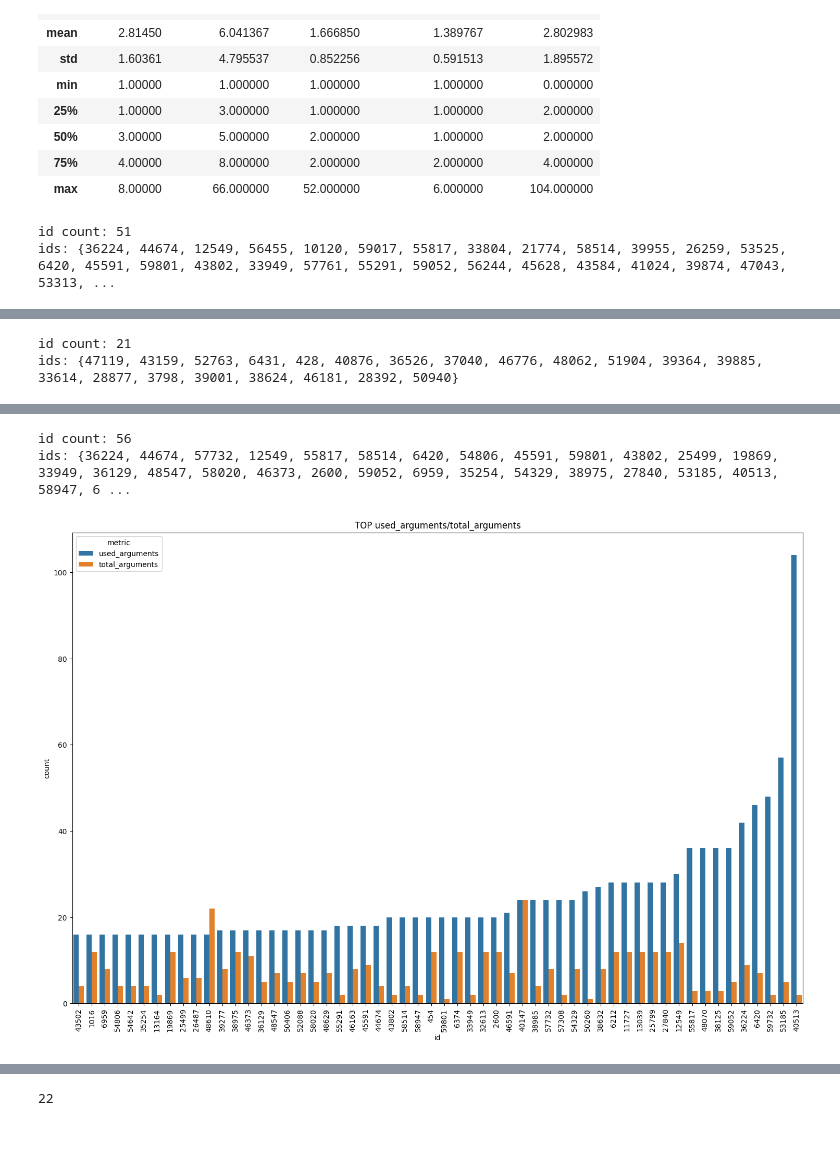
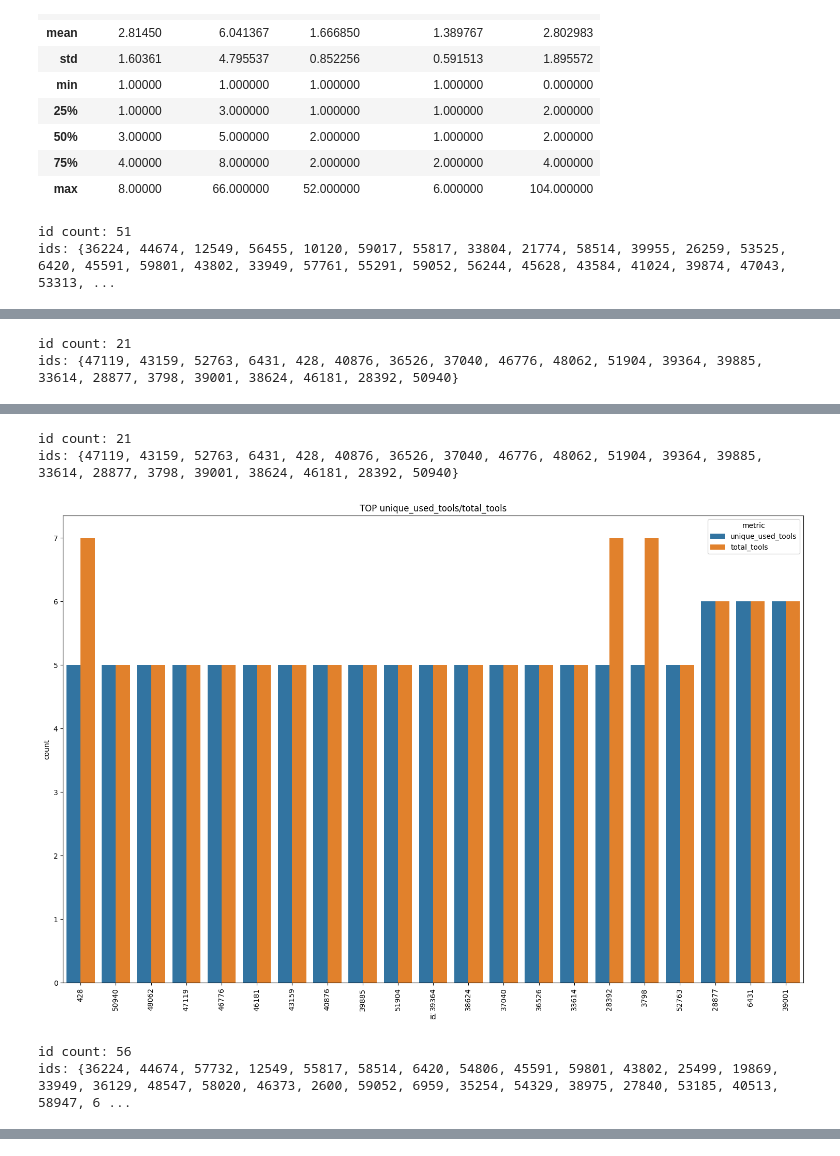
Before and after one commit to jrzkaminski/smol-llm-research, a Jupyter notebook: xlam-function-calling-60k/benchmark_analysis.ipynb, the cells around one changed output, grey strips where cells are left out. Drawn from its saved outputs; the diff is of its cells as text; code cells hidden in the pictures.

```diff
--- a/xlam-function-calling-60k/benchmark_analysis.ipynb
+++ b/xlam-function-calling-60k/benchmark_analysis.ipynb
@@ -184,14 +184,17 @@ def plot_top_usage(used, total):
 # %%
 tools_ids = plot_top_usage("used_tools", "total_tools")
 unique_used_tools_ids = plot_top_usage("unique_used_tools", "used_tools")
+unique_used_tools_ids = plot_top_usage("unique_used_tools", "total_tools")
 args_ids = plot_top_usage("used_arguments", "total_arguments")
 # %% [output]
 id count: 51
 ids: {36224, 44674, 12549, 56455, 10120, 59017, 55817, 33804, 21774, 58514, 39955, 26259, 53525, 6420, 45591, 59801, 43802, 33949, 57761, 55291, 59052, 56244, 45628, 43584, 41024, 39874, 47043, 53313, ...
 [figure]
 id count: 21
 ids: {47119, 43159, 52763, 6431, 428, 40876, 36526, 37040, 46776, 48062, 51904, 39364, 39885, 33614, 28877, 3798, 39001, 38624, 46181, 28392, 50940}
 [figure]
-id count: 56
-ids: {36224, 44674, 57732, 12549, 55817, 58514, 6420, 54806, 45591, 59801, 43802, 25499, 19869, 33949, 36129, 48547, 58020, 46373, 2600, 59052, 6959, 35254, 54329, 38975, 27840, 53185, 40513, 58947, 6 ...
+id count: 21
+ids: {47119, 43159, 52763, 6431, 428, 40876, 36526, 37040, 46776, 48062, 51904, 39364, 39885, 33614, 28877, 3798, 39001, 38624, 46181, 28392, 50940}
-[figure, old version]
+[figure, new version]
+id count: 56
+ids: {36224, 44674, 57732, 12549, 55817, 58514, 6420, 54806, 45591, 59801, 43802, 25499, 19869, 33949, 36129, 48547, 58020, 46373, 2600, 59052, 6959, 35254, 54329, 38975, 27840, 53185, 40513, 58947, 6 ...
@@ -198,5 +202 @@ ids: {36224, 44674, 57732, 12549, 55817, 58514, 6420, 54806, 45591, 59801, 43802
-# %%
-len(tools_ids.intersection(args_ids))
-# %% [output]
-22
 # %%
```
Also changed, not shown: parts of 2 cells of this notebook.
